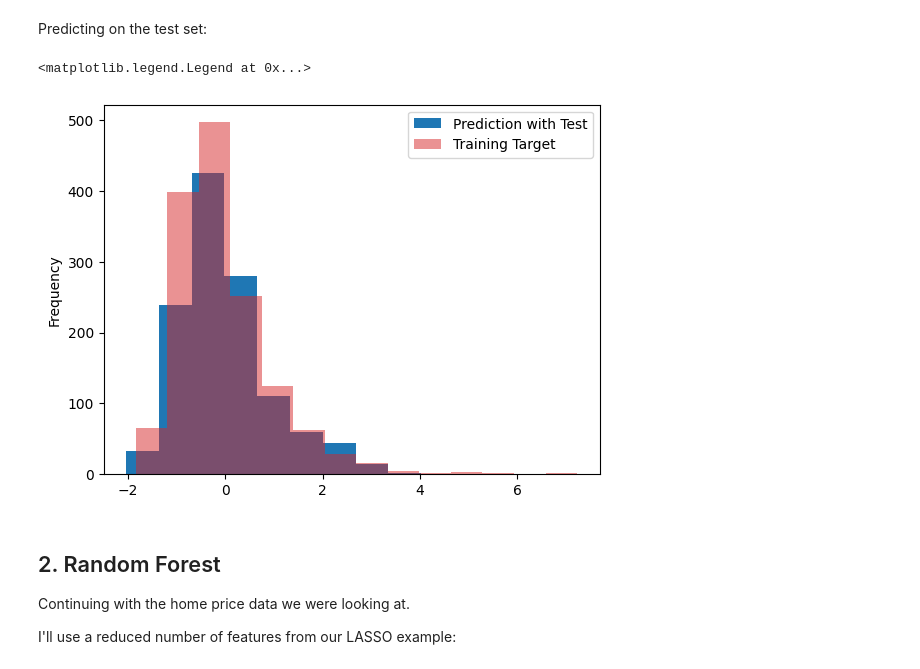
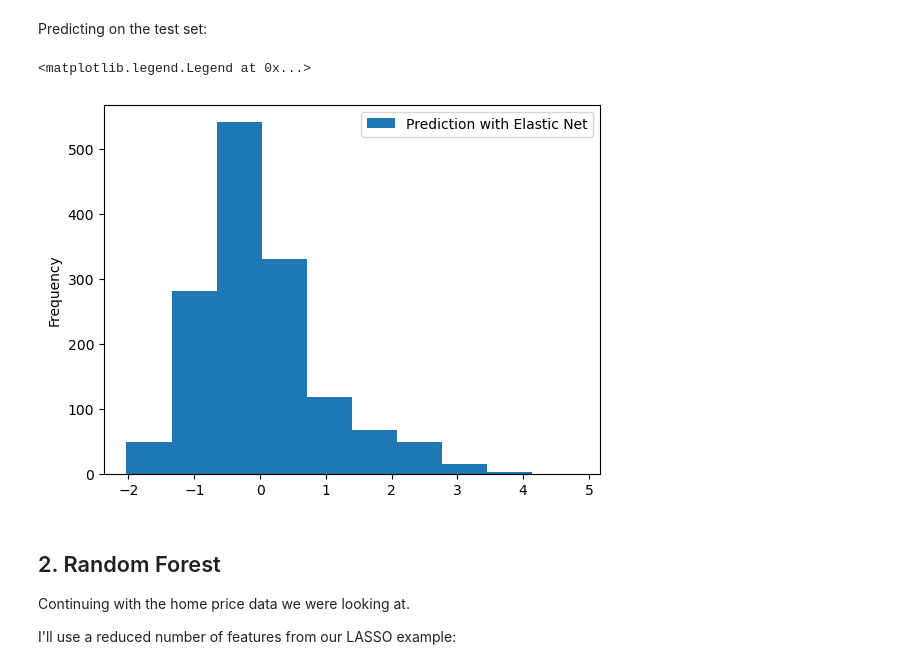
Before and after one commit to jphutch/ACE-592-SAE, a Jupyter notebook: Lectures/5_Analysis/35_SML_Examples.ipynb, the cells around one changed output. Cells and saved outputs as stored; diff of their text form; code cells hidden in the pictures.

```diff
--- a/Lectures/5_Analysis/35_SML_Examples.ipynb
+++ b/Lectures/5_Analysis/35_SML_Examples.ipynb
@@ -22,13 +22,13 @@ import pandas as pd
 import numpy as np
 import matplotlib.pyplot as plt
 
-data_dir = "C:/Users/jhtchns2/Box/ACE 592 SAE Spring 2022/Class Examples/4_Analysis/"
+data_dir = r"C:/Users/jhtchns2/Box/ACE_592_SAE/Class_Examples/4_Analysis/"
 # %% [markdown]
 ## 1. Penalized Regression Example
 
 To demonstrate SML methods, we will be using a dataset of house prices used in a Kaggle competition.
 # %%
-df = pd.read_csv("./housing_train.csv")
+df = pd.read_csv(data_dir+"housing_train.csv")
 
 df.head()
 # %% [output]
@@ -271,7 +279,7 @@ rmse_elast
 # %% [markdown]
 Predicting on the test set:
 # %%
-test = pd.read_csv("housing_test.csv")
+test = pd.read_csv(data_dir+"housing_test.csv")
 
 test['decade'] = test['YearBuilt'].apply(lambda x: str(x)[:3]) + "0"
 
@@ -282,13 +290,15 @@ decades.columns = ["decade_"+x for x in decades.columns]
 test = pd.concat([test,decades],axis=1)
 # %%
 X_test = StandardScaler().fit_transform(test[features].dropna())
+# %%
+test['y_elastic'] = model.predict(X_test)
 # %%
-pd.Series(model.predict(X_test)).plot(kind="hist",label="Prediction with Test")
-pd.Series(y[:,0]).plot(kind="hist",color="C3",alpha=.5,bins=14,label="Training Target")
+test['y_elastic'].plot(kind="hist",label="Prediction with Elastic Net")
+# pd.Series(y[:,0]).plot(kind="hist",color="C3",alpha=.5,bins=14,label="Training Target")
 plt.legend()
 # %% [output]
 <matplotlib.legend.Legend at 0x...>
-[figure, old version]
+[figure, new version]
 # %% [markdown]
 ## 2. Random Forest
 
```
Also changed, not shown: parts of 18 cells of this notebook.
